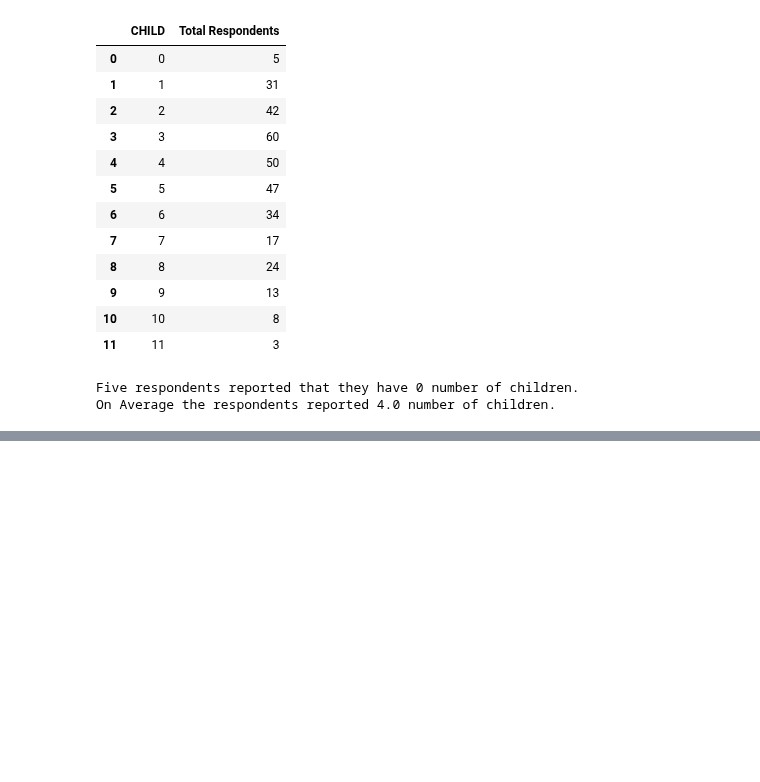
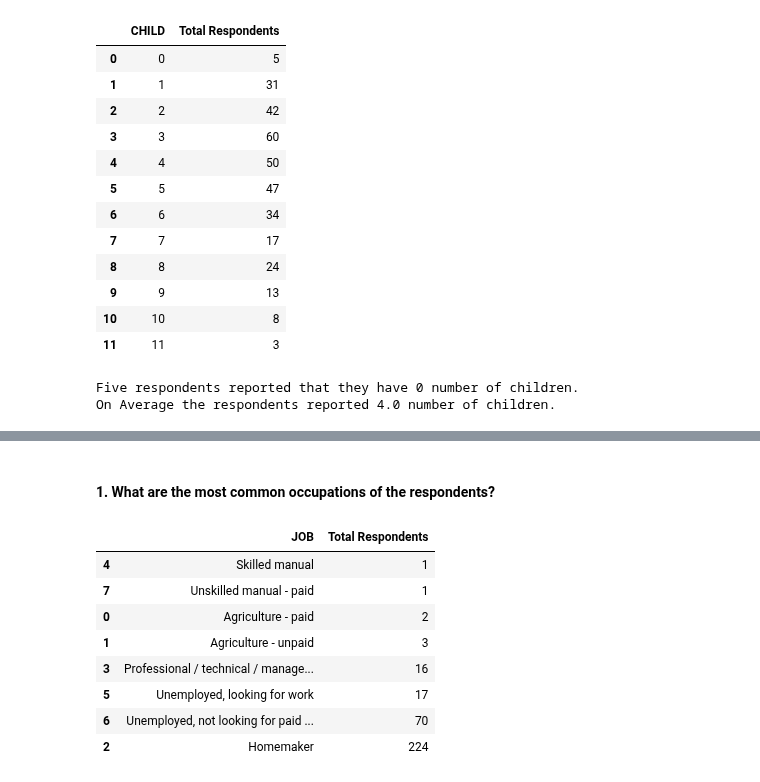
Before and after one commit to Mirwais-Farahi/MSIHealthServiceAnalytics, a Jupyter notebook: notebooks/03_Descriptive_Analysis.ipynb, the cells around one changed output, grey strips where cells are left out. Drawn from its saved outputs; the diff is of its cells as text; code cells hidden in the pictures; blank space fills up the shorter version.

```diff
--- a/notebooks/03_Descriptive_Analysis.ipynb
+++ b/notebooks/03_Descriptive_Analysis.ipynb
@@ -295,0 +301,18 @@ On Average the respondents reported 4.0 number of children.
+# %% [markdown]
+#### 1. What are the most common occupations of the respondents?
+# %%
+occupation = original_data.groupby('JOB').size().reset_index(name='Total Respondents')
+
+occupation.sort_values(by='Total Respondents', inplace=True)
+
+occupation
+# %% [output]
+|  | JOB | Total Respondents |
+| 4 | Skilled manual | 1 |
+| 7 | Unskilled manual - paid | 1 |
+| 0 | Agriculture - paid | 2 |
+| 1 | Agriculture - unpaid | 3 |
+| 3 | Professional / technical / manage... | 16 |
+| 5 | Unemployed, looking for work | 17 |
+| 6 | Unemployed, not looking for paid ... | 70 |
+| 2 | Homemaker | 224 |
```
Also changed, not shown: parts of 5 cells of this notebook.
